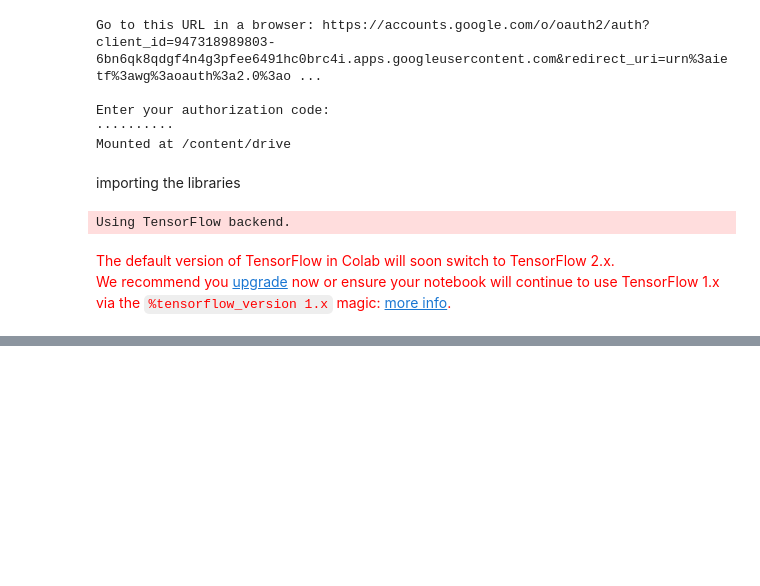
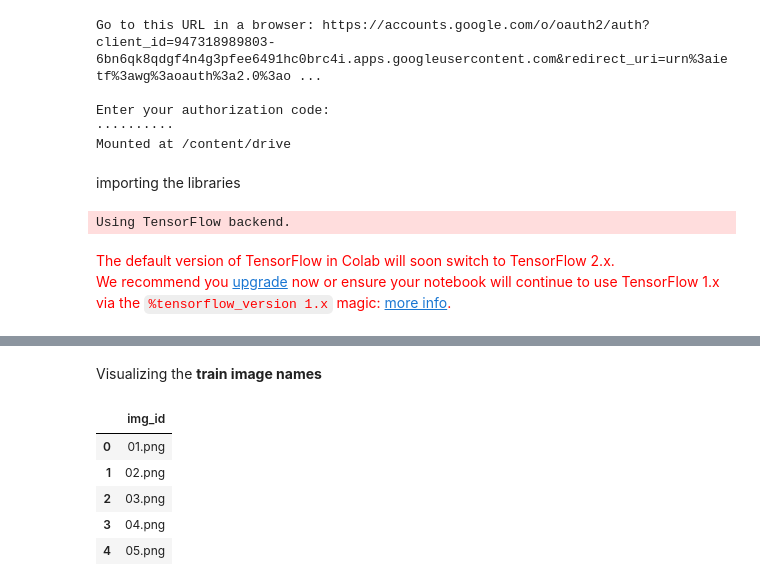
Before and after one commit to Shifath472533/All-Image-captioning-models-and-links-for-data-sets-in-Bangla, a Jupyter notebook: ResNet_Bangla_with_CNN.ipynb, the cells around one changed output, grey strips where cells are left out. Cells and saved outputs as stored; diff of their text form; code cells hidden in the pictures; blank space fills up the shorter version.

```diff
--- a/ResNet_Bangla_with_CNN.ipynb
+++ b/ResNet_Bangla_with_CNN.ipynb
@@ -37,0 +74,11 @@ We recommend you upgrade now or ensure your notebook will continue to use Tensor
+# %% [markdown]
+Visualizing the <b>train image names</b>
+# %%
+train_image_names.head(5)
+# %% [output]
+|  | img_id |
+| 0 | 01.png |
+| 1 | 02.png |
+| 2 | 03.png |
+| 3 | 04.png |
+| 4 | 05.png |
```
Also changed, not shown: parts of 12 cells of this notebook.
